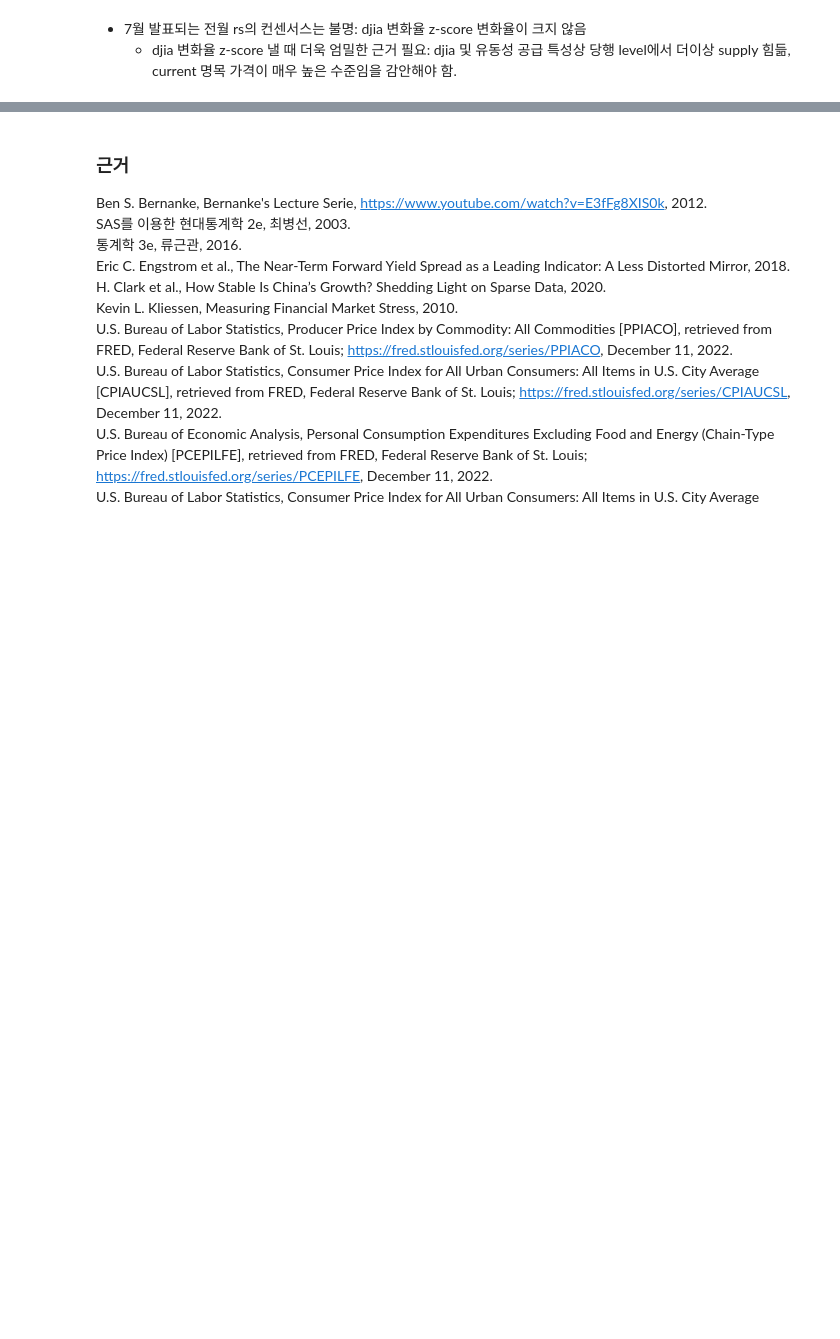
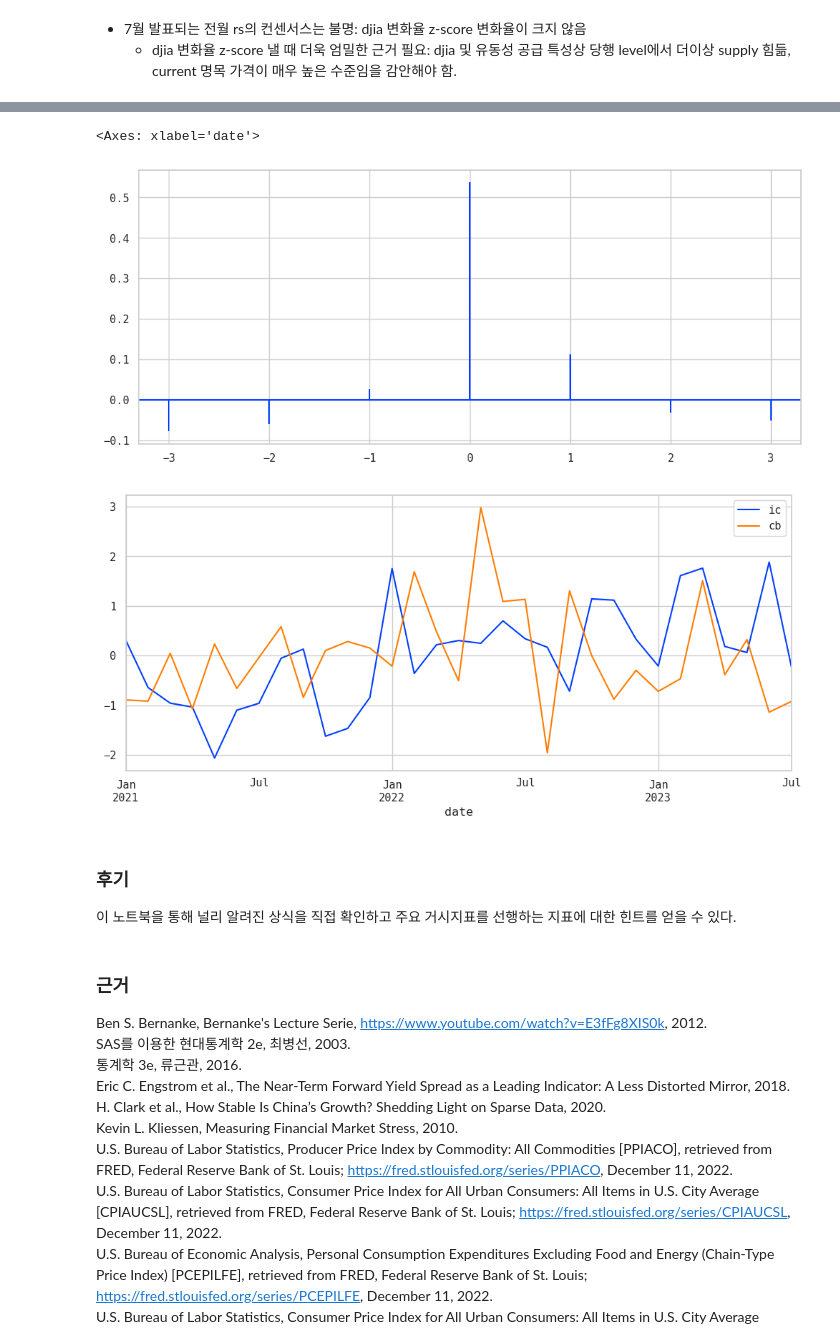
Before and after one commit to beeseosil/pub, a Jupyter notebook: da/fin.ipynb, the cells around one changed output, grey strips where cells are left out. Cells and saved outputs as stored; diff of their text form; code cells hidden in the pictures; blank space fills up the shorter version.

```diff
--- a/da/fin.ipynb
+++ b/da/fin.ipynb
@@ -235,3 +229,15 @@ xcorr (-1, 0.3642330910139088)
+# %%
+exam=data[["ic","cb"]].resample("m").mean().pct_change(fill_method=None)
+exam_=exam.dropna()
+plt.xcorr(exam_.ic,exam_.cb,maxlags=3)
+scipy.stats.zscore(exam.loc["2021":],nan_policy="omit").plot()
+# %% [output]
+<Axes: xlabel='date'>
+[figure, added]
+[figure, added]
+# %% [markdown]
+### 후기
+이 노트북을 통해 널리 알려진 상식을 직접 확인하고 주요 거시지표를 선행하는 지표에 대한 힌트를 얻을 수 있다.
 # %% [markdown]
 ### 근거
 Ben S. Bernanke, Bernanke's Lecture Serie, https://www.youtube.com/watch?v=E3fFg8XIS0k, 2012.
```
Also changed, not shown: parts of 8 cells of this notebook.
